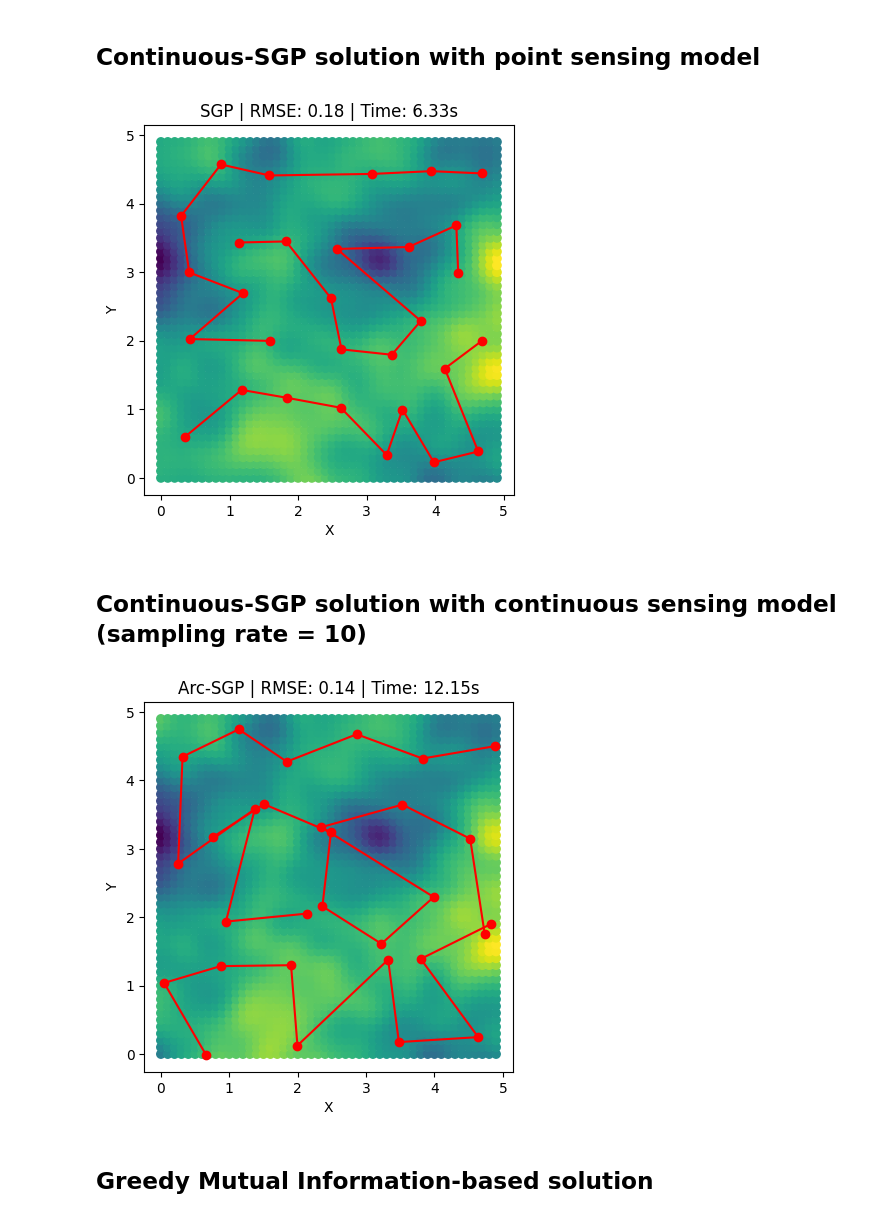
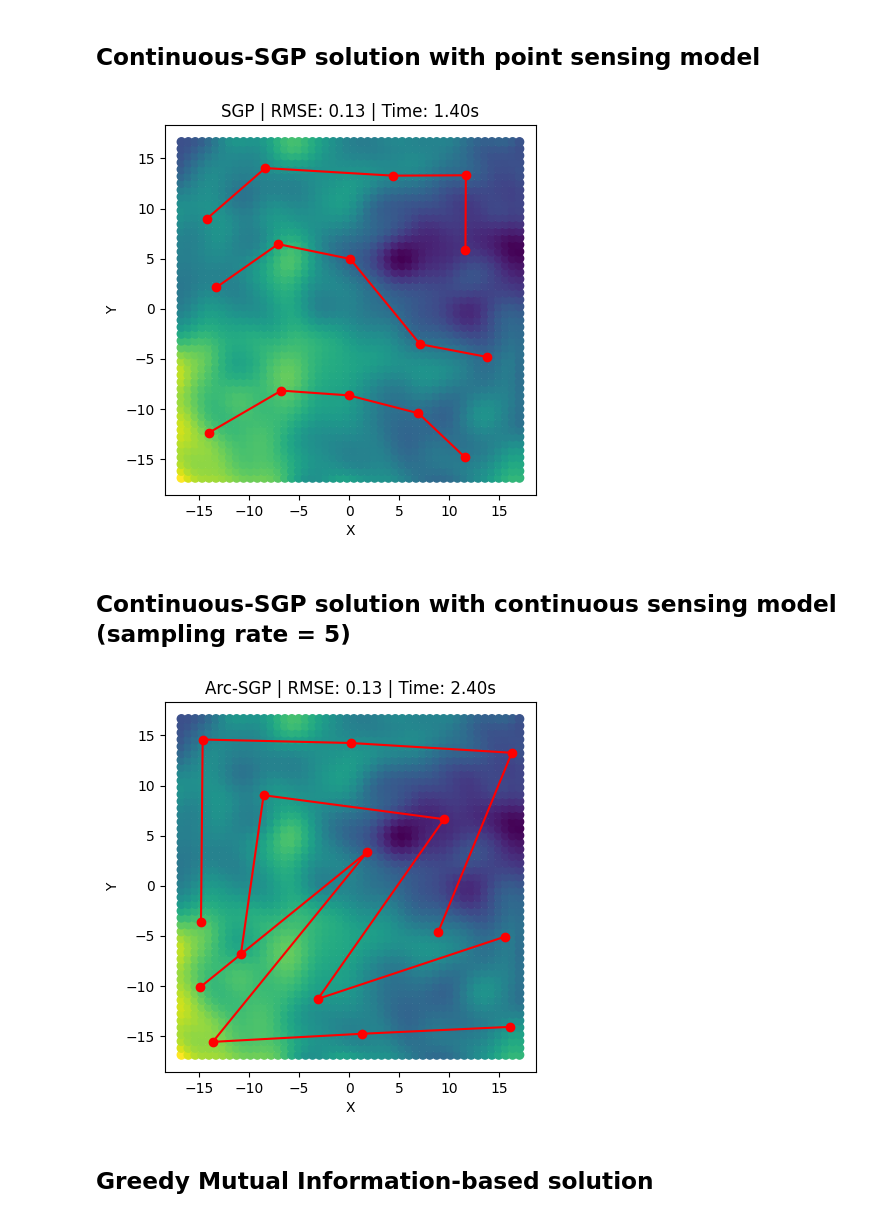
Before and after one commit to itskalvik/sgp-tools, a Jupyter notebook: examples/IPPBaselines.ipynb, the cells around one changed output. Saved outputs shown, nothing was run; the diff lists cells and outputs as text; code cells hidden in the pictures.

```diff
--- a/examples/IPPBaselines.ipynb
+++ b/examples/IPPBaselines.ipynb
@@ -54,18 +54,16 @@ def plot_paths(paths, title=None):
 # Get the data and initial SGP parameters
 # %%
 # Get the synthetic elevation data
-dataset = 'synthetic'
+num_robots = 3
+num_placements = 5
 
-num_robots = 3
-num_placements = 10
-
-X_train, y_train, X_test, y_test, candidates, X, y = get_dataset(dataset)
+X_train, y_train, X_test, y_test, candidates, X, y = get_dataset()
 
 # Train the GP and get the model parameters
 _, noise_variance, kernel = get_model_params(X_train, y_train,
                                              lengthscales=[1.0, 1.0],
                                              optimizer='scipy')
-plt.scatter(X[:, 0], X[:, 1], c=y, zorder=0)
+plt.scatter(X[:, 0], X[:, 1], c=y)
 plt.title("Ground Truth")
 plt.xlabel('X')
 plt.ylabel('Y')
@@ -92,58 +88,58 @@ Skipping registering GPU devices...
 Xu_init = get_inducing_pts(X_train, num_placements*num_robots)
 Xu_init, _ = run_tsp(Xu_init,
                      num_vehicles=num_robots,
-                     max_dist=30,
+                     max_dist=100,
                      resample=num_placements)
 Xu_init = Xu_init.reshape(-1, 2)
 # %% [markdown]
  ## Continuous-SGP solution with point sensing model
 # %%
 transform = IPPTransform(num_robots=num_robots,
-                             num_dim=2)
+                         num_dim=2)
 sgp_start = time()
 sgpr, _ = continuous_sgp(num_placements,
                          X_train,
                          noise_variance,
                          kernel,
                          transform,
-                         Xu_init=Xu_init,
+                         Xu_init=Xu_init.copy(),
                          max_steps=5000)
 sgp_end = time()
 sgp_time = sgp_end - sgp_start
 
 # Get solution inducing points
 sgp_sol = sgpr.inducing_variable.Z.numpy()
 sol_paths = sgp_sol.reshape(num_robots, num_placements, 2)
 
 # Convert solution path waypoints to sensing points along the whole path
 X_path, y_path = path2data(sol_paths, X, y)
 
 # Compute RMSE
 y_pred, _ = get_reconstruction((X_path, y_path),
                                 X,
                                 noise_variance,
                                 kernel)
 sgp_rmse = get_rmse(y_pred, y)
 
 # Plot the solution
 plot_paths(sol_paths, title=f"SGP | RMSE: {sgp_rmse:.2f} | Time: {sgp_time:.2f}s")
 plt.scatter(X[:, 0], X[:, 1], c=y_pred, zorder=0)
 plt.gca().set_aspect('equal')
 # %% [output]
-[figure, old version]
+[figure, new version]
 # %% [markdown]
- ## Continuous-SGP solution with continuous sensing model (sampling rate = 10)
+ ## Continuous-SGP solution with continuous sensing model (sampling rate = 5)
 # %%
 transform = IPPTransform(num_robots=num_robots,
                          num_dim=2,
-                         sampling_rate=10)
+                         sampling_rate=5)
 sgp_start = time()
 sgpr, _ = continuous_sgp(num_placements,
                          X_train,
                          noise_variance,
                          kernel,
                          transform,
-                         Xu_init=Xu_init,
+                         Xu_init=Xu_init.copy(),
                          max_steps=5000)
 sgp_end = time()
 sgp_time = sgp_end - sgp_start
@@ -167,7 +163,7 @@ plot_paths(sol_paths, title=f"Arc-SGP | RMSE: {sgp_rmse:.2f} | Time: {sgp_time:.
 plt.scatter(X[:, 0], X[:, 1], c=y_pred, zorder=0)
 plt.gca().set_aspect('equal')
 # %% [output]
-[figure, old version]
+[figure, new version]
 # %% [markdown]
  ## Greedy Mutual Information-based solution
 # %%
```
Also changed, not shown: parts of 4 cells of this notebook, 3 other files.
